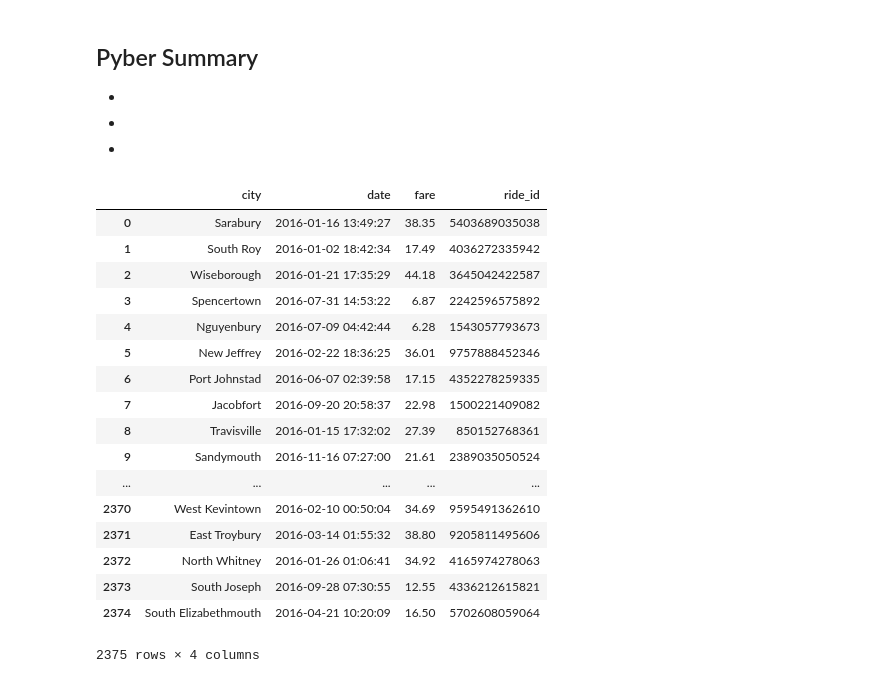
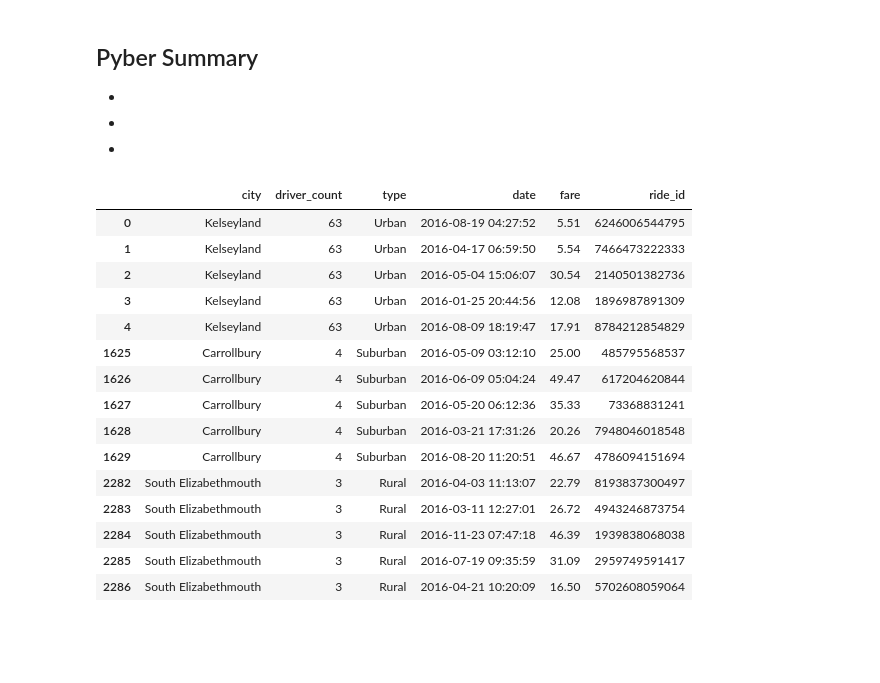
Before and after one commit to adekted/homework, a Jupyter notebook: 05-Matplotlib/Pyber.ipynb, the cells around one changed output. Saved outputs shown, nothing was run; the diff lists cells and outputs as text; code cells hidden in the pictures; blank space fills up the shorter version.

```diff
--- a/05-Matplotlib/Pyber.ipynb
+++ b/05-Matplotlib/Pyber.ipynb
@@ -6,31 +6,40 @@
 # %%
 import pandas as pd
 import matplotlib.pyplot as plt
+import seaborn as sns
 import os
 
 city_file = os.path.join("Instructions","Pyber","raw_data","city_data.csv")
 ride_file = os.path.join("Instructions","Pyber","raw_data","ride_data.csv")
 
 city_pd = pd.read_csv(city_file)
 ride_pd = pd.read_csv(ride_file)
 
-city_ride_pd = pd.merge(city_pd, ride_pd, )
+city_ride_pd = pd.merge(city_pd, ride_pd, how='left', on='city')
+city_ride_pd.head()
+
+grouped_crpd = city_ride_pd.groupby('city')
+grouped_crpd.head() ##city, driver_count, type, date, fare, ride_id
+
+type_indexed = city_ride_pd.groupby('type')
+type_indexed.head()
+
+colors = ["gold", 'light sky blue', 'coral']
+palette = sns.xkcd_palette(colors)
 # %% [output]
-|  | city | date | fare | ride_id |
-| 0 | Sarabury | 2016-01-16 13:49:27 | 38.35 | 5403689035038 |
-| 1 | South Roy | 2016-01-02 18:42:34 | 17.49 | 4036272335942 |
-| 2 | Wiseborough | 2016-01-21 17:35:29 | 44.18 | 3645042422587 |
-| 3 | Spencertown | 2016-07-31 14:53:22 | 6.87 | 2242596575892 |
-| 4 | Nguyenbury | 2016-07-09 04:42:44 | 6.28 | 1543057793673 |
-| 5 | New Jeffrey | 2016-02-22 18:36:25 | 36.01 | 9757888452346 |
-| 6 | Port Johnstad | 2016-06-07 02:39:58 | 17.15 | 4352278259335 |
-| 7 | Jacobfort | 2016-09-20 20:58:37 | 22.98 | 1500221409082 |
-| 8 | Travisville | 2016-01-15 17:32:02 | 27.39 | 850152768361 |
-| 9 | Sandymouth | 2016-11-16 07:27:00 | 21.61 | 2389035050524 |
-| ... | ... | ... | ... | ... |
-| 2370 | West Kevintown | 2016-02-10 00:50:04 | 34.69 | 9595491362610 |
-| 2371 | East Troybury | 2016-03-14 01:55:32 | 38.80 | 9205811495606 |
-| 2372 | North Whitney | 2016-01-26 01:06:41 | 34.92 | 4165974278063 |
-| 2373 | South Joseph | 2016-09-28 07:30:55 | 12.55 | 4336212615821 |
-| 2374 | South Elizabethmouth | 2016-04-21 10:20:09 | 16.50 | 5702608059064 |
+|  | city | driver_count | type | date | fare | ride_id |
+| 0 | Kelseyland | 63 | Urban | 2016-08-19 04:27:52 | 5.51 | 6246006544795 |
+| 1 | Kelseyland | 63 | Urban | 2016-04-17 06:59:50 | 5.54 | 7466473222333 |
+| 2 | Kelseyland | 63 | Urban | 2016-05-04 15:06:07 | 30.54 | 2140501382736 |
+| 3 | Kelseyland | 63 | Urban | 2016-01-25 20:44:56 | 12.08 | 1896987891309 |
+| 4 | Kelseyland | 63 | Urban | 2016-08-09 18:19:47 | 17.91 | 8784212854829 |
+| 1625 | Carrollbury | 4 | Suburban | 2016-05-09 03:12:10 | 25.00 | 485795568537 |
+| 1626 | Carrollbury | 4 | Suburban | 2016-06-09 05:04:24 | 49.47 | 617204620844 |
+| 1627 | Carrollbury | 4 | Suburban | 2016-05-20 06:12:36 | 35.33 | 73368831241 |
+| 1628 | Carrollbury | 4 | Suburban | 2016-03-21 17:31:26 | 20.26 | 7948046018548 |
+| 1629 | Carrollbury | 4 | Suburban | 2016-08-20 11:20:51 | 46.67 | 4786094151694 |
+| 2282 | South Elizabethmouth | 3 | Rural | 2016-04-03 11:13:07 | 22.79 | 8193837300497 |
+| 2283 | South Elizabethmouth | 3 | Rural | 2016-03-11 12:27:01 | 26.72 | 4943246873754 |
+| 2284 | South Elizabethmouth | 3 | Rural | 2016-11-23 07:47:18 | 46.39 | 1939838068038 |
+| 2285 | South Elizabethmouth | 3 | Rural | 2016-07-19 09:35:59 | 31.09 | 2959749591417 |
+| 2286 | South Elizabethmouth | 3 | Rural | 2016-04-21 10:20:09 | 16.50 | 5702608059064 |
-2375 rows × 4 columns
```
Also changed, not shown: parts of 8 cells of this notebook.
